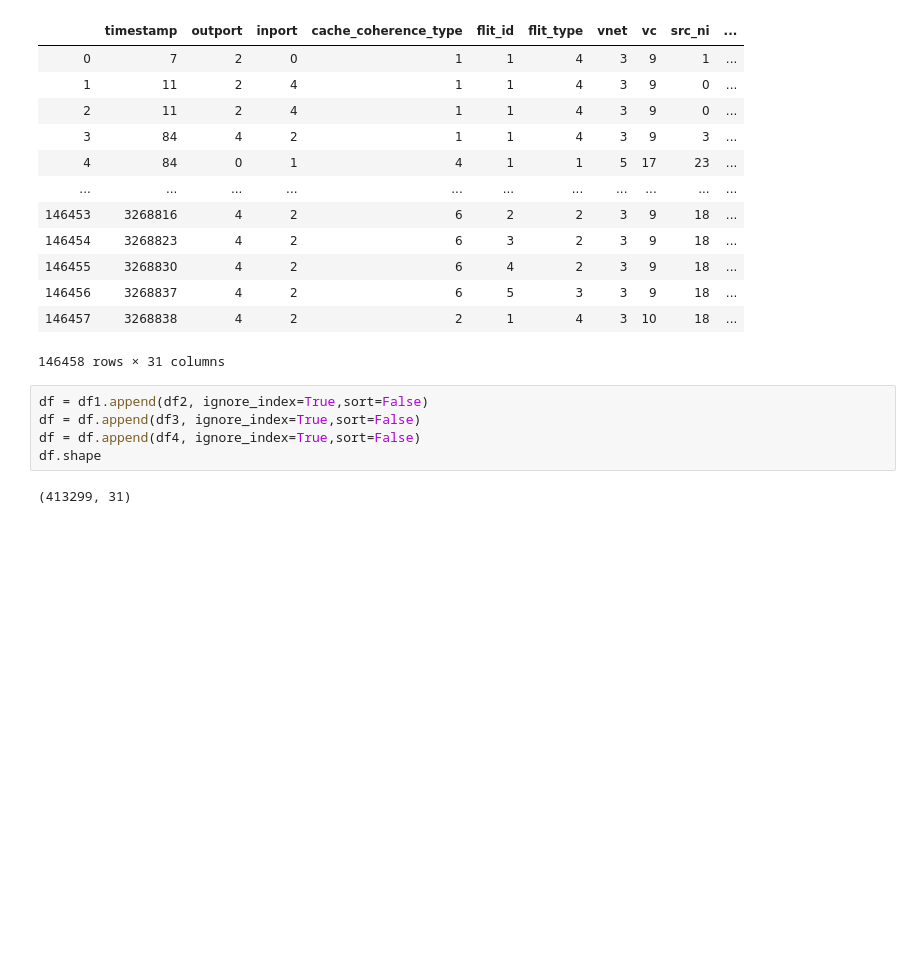
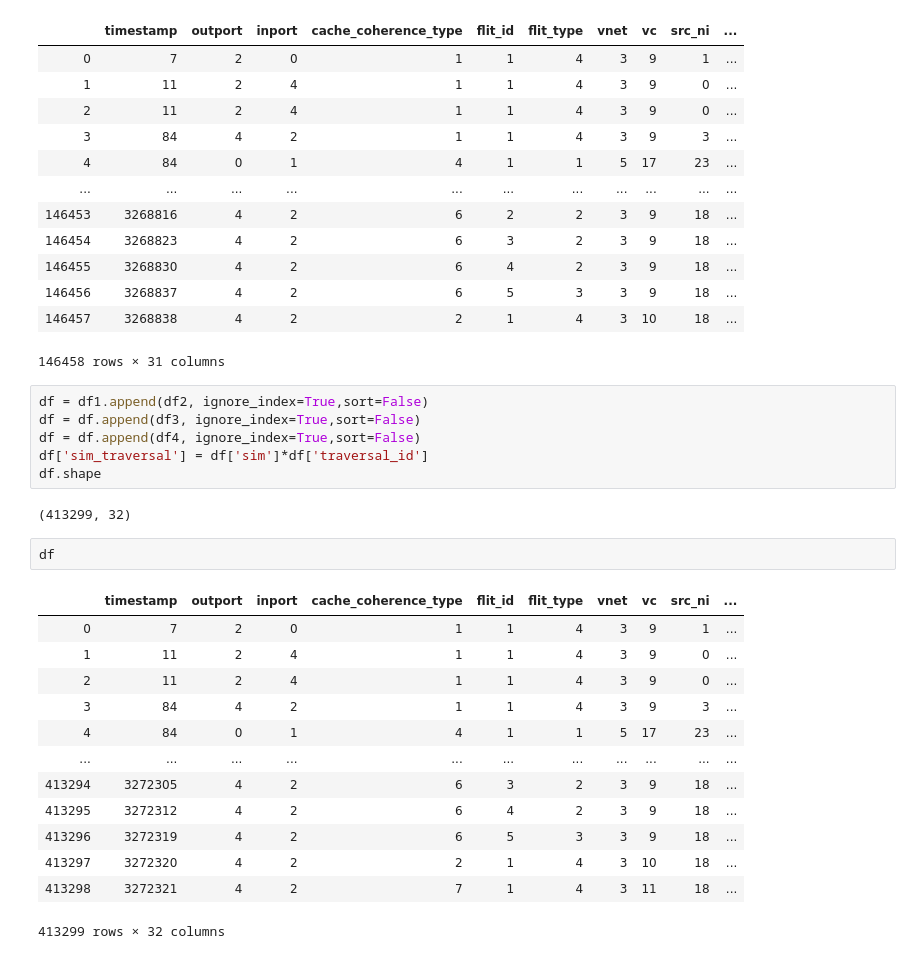
Before and after one commit to chamikasudusinghe/nocml, a Jupyter notebook: dos results ver 1/router fetch/fft-r1-model-prep.ipynb, the cells around one changed output. Cells and saved outputs as stored; diff of their text form; blank space fills up the shorter version.

Commit message:
traversal ir included
created a seperate dataset sorted by timestamp

```diff
--- a/dos results ver 1/router fetch/fft-r1-model-prep.ipynb
+++ b/dos results ver 1/router fetch/fft-r1-model-prep.ipynb
@@ -126,6 +126,23 @@ df1
 df = df1.append(df2, ignore_index=True,sort=False)
 df = df.append(df3, ignore_index=True,sort=False)
 df = df.append(df4, ignore_index=True,sort=False)
+df['sim_traversal'] = df['sim']*df['traversal_id']
 df.shape
 # %% [output]
-(413299, 31)
+(413299, 32)
+# %%
+df
+# %% [output]
+|  | timestamp | outport | inport | cache_coherence_type | flit_id | flit_type | vnet | vc | src_ni | ... |
+| 0 | 7 | 2 | 0 | 1 | 1 | 4 | 3 | 9 | 1 | ... |
+| 1 | 11 | 2 | 4 | 1 | 1 | 4 | 3 | 9 | 0 | ... |
+| 2 | 11 | 2 | 4 | 1 | 1 | 4 | 3 | 9 | 0 | ... |
+| 3 | 84 | 4 | 2 | 1 | 1 | 4 | 3 | 9 | 3 | ... |
+| 4 | 84 | 0 | 1 | 4 | 1 | 1 | 5 | 17 | 23 | ... |
+| ... | ... | ... | ... | ... | ... | ... | ... | ... | ... | ... |
+| 413294 | 3272305 | 4 | 2 | 6 | 3 | 2 | 3 | 9 | 18 | ... |
+| 413295 | 3272312 | 4 | 2 | 6 | 4 | 2 | 3 | 9 | 18 | ... |
+| 413296 | 3272319 | 4 | 2 | 6 | 5 | 3 | 3 | 9 | 18 | ... |
+| 413297 | 3272320 | 4 | 2 | 2 | 1 | 4 | 3 | 10 | 18 | ... |
+| 413298 | 3272321 | 4 | 2 | 7 | 1 | 4 | 3 | 11 | 18 | ... |
+413299 rows × 32 columns
```
Also changed, not shown: parts of 2 cells of this notebook, 8 other files.
